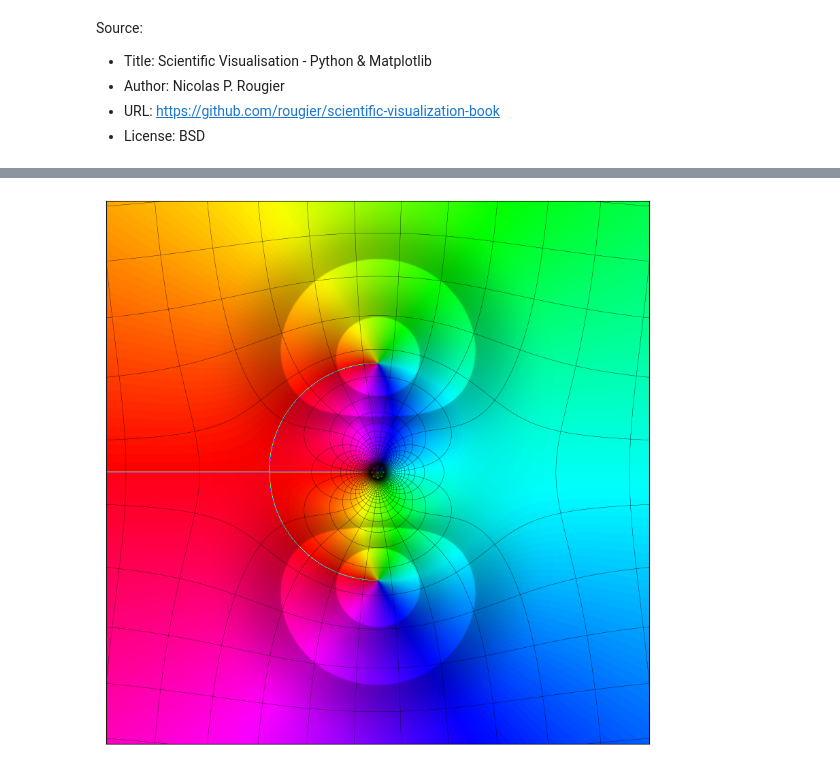
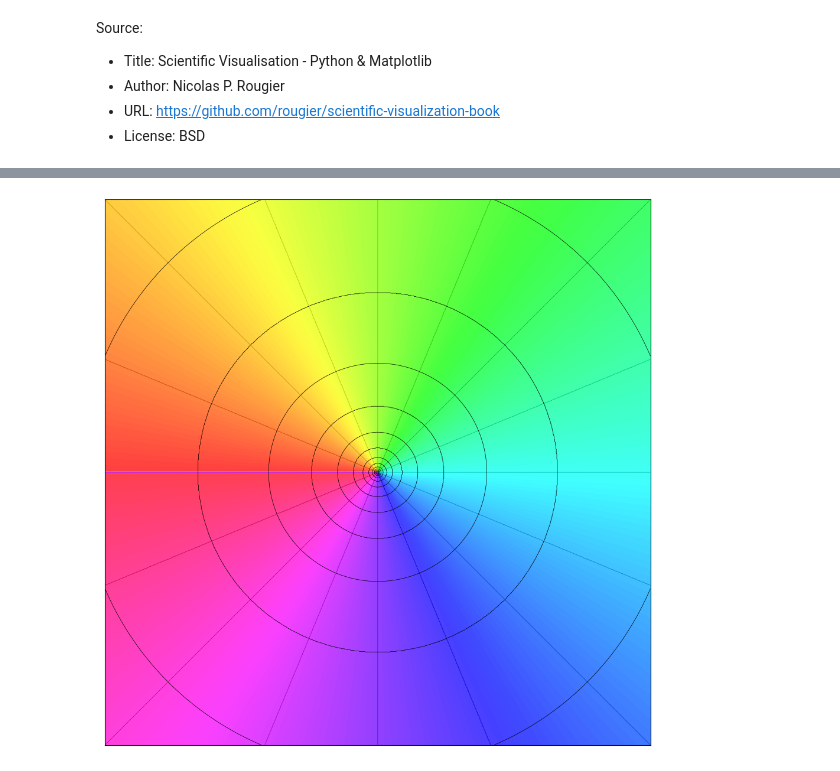
Before and after one commit to boisgera/visualization-of-analytic-functions, a Jupyter notebook: Domain Coloring.ipynb, the cells around one changed output, grey strips where cells are left out. Drawn from its saved outputs; the diff is of its cells as text; code cells hidden in the pictures.

```diff
--- a/Domain Coloring.ipynb
+++ b/Domain Coloring.ipynb
@@ -14,5 +22,5 @@ import matplotlib.pyplot as plt
 # TODO: collection of functions and small gallery
 
 def f(Z):
-    return (Z-1)/(Z+1) # try several multiplicities, products, ratios, etc.
+    return Z # try several multiplicities, products, ratios, etc.
 # %%
@@ -60,3 +70,0 @@ None
-# %%
-def f(Z):
-    return Z + 1.0 / Z
@@ -63,36 +87,42 @@ def f(Z):
 # %%
+# TODO:
 
-def normalize(Z):
-    zmin, zmax = Z.min(), Z.max()
-    return (Z - zmin) / (zmax - zmin)
-
-T = linspace(-2.5, 2.5, 2048)
+T = linspace(-2.5, 2.5, 1024)
 X, Y = meshgrid(T, T)
 Z = X + 1j * Y
 
 W = f(Z)
 
-A = normalize(angle(W))
-N = normalize(abs(W)) * 2 * pi * 200
+A = angle(W)
+N = 4
+An = (A / pi) * N
+L = log(abs(W))
 
 
-fig = plt.figure(figsize=(8, 8))
-e = 0.001
-ax = fig.add_axes([e, e, 1 - 2 * e, 1 - 2 * e], frameon=True, facecolor="black")
+plt.figure(figsize=(12.0, 12.0))
+plt.xlim(-2.5, 2.5, -2.5, 2.5)
+# ax = fig.add_axes([e, e, 1 - 2 * e, 1 - 2 * e], frameon=True, facecolor="black")
+ax = plt.gca()
+ax.set_facecolor("white")
+
+# TODO:
+#   - deal with discontinuity
+#   - tweak luminance of the image?
+# => work with the A -> RBG conversion ourselves.
 
 im = ax.imshow(
     A,
     interpolation="bicubic",
     cmap="hsv", #"twilight", #"Spectral",
     rasterized=True,
-    alpha=1 - (N < 1.5 * pi) * 0.25 * abs(cos(N % (pi / 2))) ** 2,
+    alpha=0.75,
 )
-ax.contour(abs(W.real - round_(W.real)), 1, colors="black", linewidths=0.25)
-ax.contour(abs(W.imag - round_(W.imag)), 1, colors="black", linewidths=0.25)
+ax.contour(An - round_(An), 1, colors="black", linewidths=0.5, zorder=-100)
+ax.contour(L - round_(L), 1, colors="black", linewidths=0.5)
 
-# plt.colorbar(im)
+#plt.colorbar(im)
 ax.set_xticks([])
 ax.set_yticks([])
 None
 # %% [output]
-[figure, old version]
+[figure, new version]
```
Also changed, not shown: parts of 4 cells of this notebook, 1 other file.
